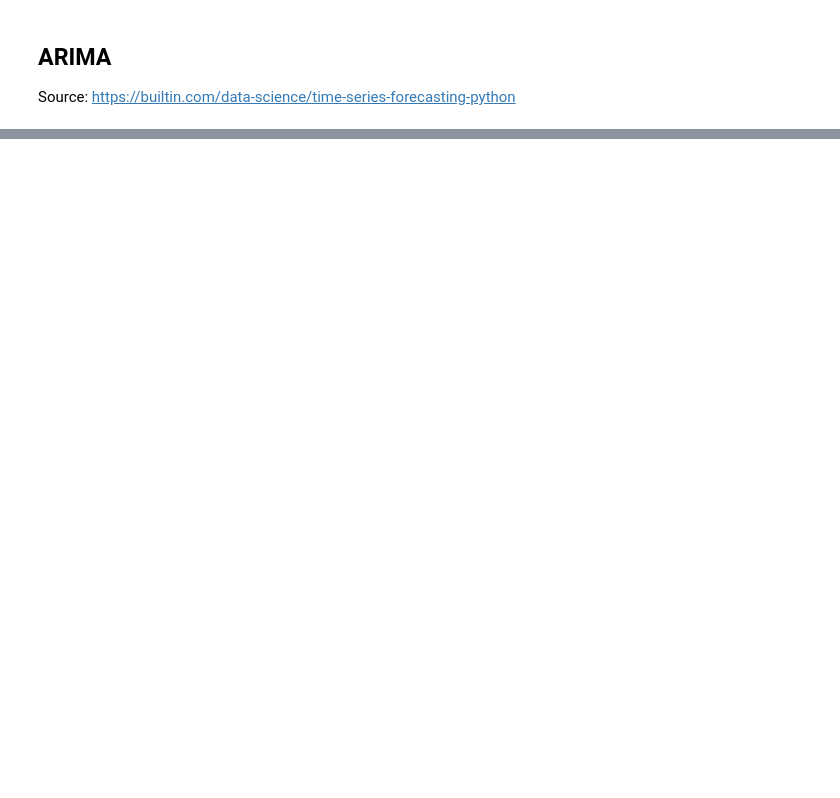
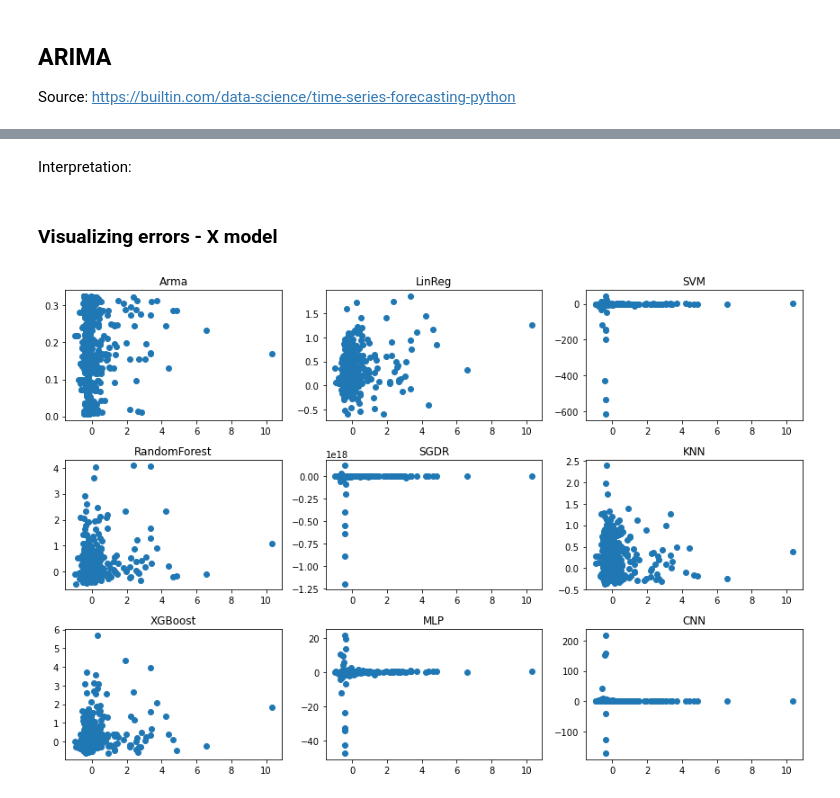
Before and after one commit to harrhall/non-fungible, a Jupyter notebook: modeling/harrison-ml.ipynb, the cells around one changed output, grey strips where cells are left out. Saved outputs shown, nothing was run; the diff lists cells and outputs as text; code cells hidden in the pictures; blank space fills up the shorter version.

```diff
--- a/modeling/harrison-ml.ipynb
+++ b/modeling/harrison-ml.ipynb
@@ -363,0 +422,13 @@ Why does this not print anything? sus
+# %%
+X_train_series = X_train.values.reshape((X_train.shape[0], X_train.shape[1], 1))
+X_test_series = X_test.values.reshape((X_test.shape[0], X_test.shape[1], 1))
+# %%
+model_cnn = Sequential()
+model_cnn.add(Conv1D(filters=64, kernel_size=2, activation='relu', input_shape=(X_train_series.shape[1], X_train_series.shape[2])))
+model_cnn.add(MaxPooling1D(pool_size=2))
+model_cnn.add(Flatten())
+model_cnn.add(Dense(50, activation='relu'))
+model_cnn.add(Dense(1))
+model_cnn.compile(loss='mse', optimizer=adam)
+# %%
+cnn = model_cnn.fit(X_train_series, y_train, validation_data=(X_test_series, y_test), epochs=epochs, verbose=2)
@@ -363,0 +453,5 @@ Why does this not print anything? sus
+# %%
+cnn_train_pred = model_cnn.predict(X_train_series)
+cnn_valid_pred = model_cnn.predict(X_test_series)
+print('Train rmse:', np.sqrt(mean_squared_error(y_train, cnn_train_pred)))
+print('Validation rmse:', np.sqrt(mean_squared_error(y_test, cnn_valid_pred)))
@@ -363,0 +592,4 @@ Why does this not print anything? sus
+# %% [markdown]
+Interpretation:
+# %% [markdown]
+### Visualizing errors - X model
@@ -363,0 +609,33 @@ Why does this not print anything? sus
+# %%
+fig, axs = plt.subplots(nrows=3, ncols=3, figsize=(12, 8))
+axs[0, 0].scatter(y_test, arima_preds)
+axs[0,0].title.set_text('Arma')
+
+axs[0, 1].scatter(y_test, y_test_pred_lin)
+axs[0,1].title.set_text('LinReg')
+
+axs[0, 2].scatter(y_test, y_test_pred_svm)
+axs[0,2].title.set_text('SVM')
+
+axs[1, 0].scatter(y_test, y_test_pred_rf)
+axs[1,0].title.set_text('RandomForest')
+
+axs[1, 1].scatter(y_test, y_test_pred_sgdr)
+axs[1,1].title.set_text('SGDR')
+
+axs[1, 2].scatter(y_test, knn_y_pred)
+axs[1,2].title.set_text('KNN')
+
+axs[2, 0].scatter(y_test, xgb_preds)
+axs[2,0].title.set_text('XGBoost')
+
+axs[2, 1].scatter(y_test, mlp_valid_pred)
+axs[2,1].title.set_text('MLP')
+
+axs[2, 2].scatter(y_test, cnn_valid_pred)
+axs[2,2].title.set_text('CNN')
+
+fig.tight_layout()
+fig.savefig('scatter-resids.png')
+# %% [output]
+[figure, added]
```
Also changed, not shown: parts of 118 cells of this notebook, 3 other files.
